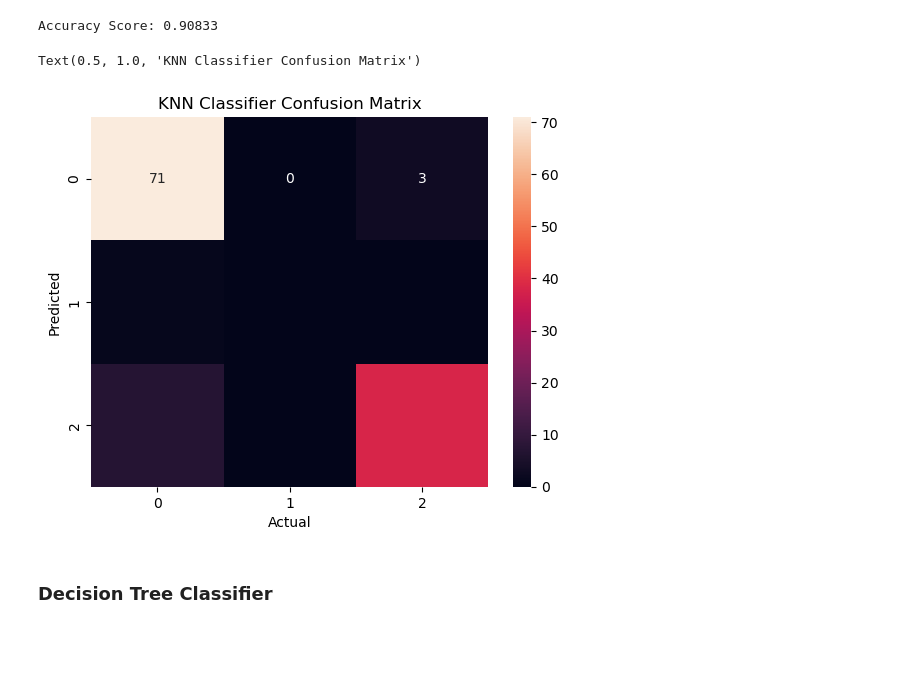
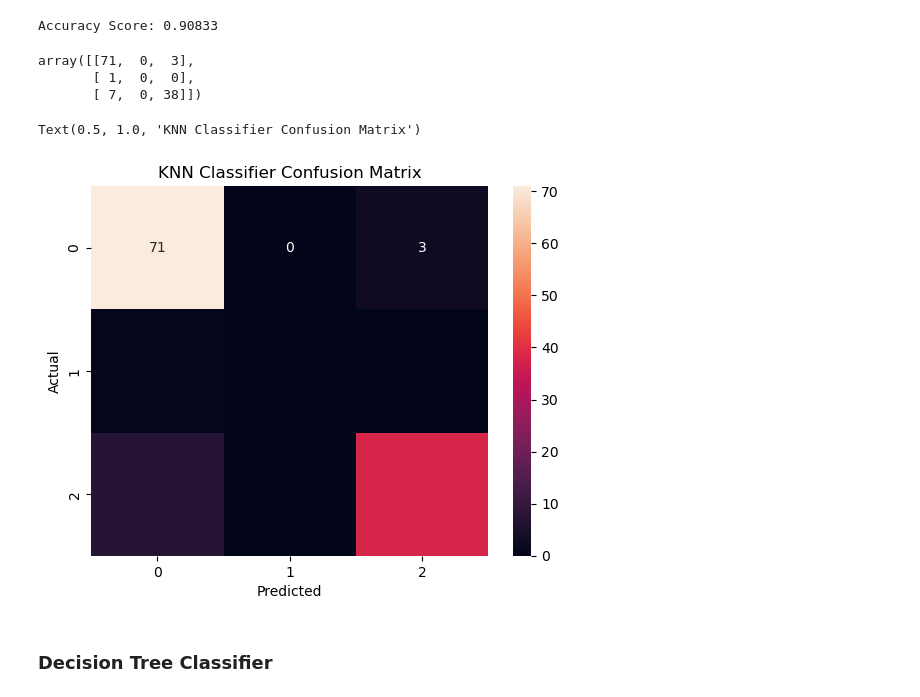
Before and after one commit to rkazim/demo1, a Jupyter notebook: assignment6.ipynb, the cells around one changed output. Drawn from its saved outputs; the diff is of its cells as text; code cells hidden in the pictures; blank space fills up the shorter version.

```diff
--- a/assignment6.ipynb
+++ b/assignment6.ipynb
@@ -210,14 +245,20 @@ prediction1 = knn.predict(X_test)
 print("Accuracy Score:", round(metrics.accuracy_score(y_test, prediction1),5))
 # %% [output]
 Accuracy Score: 0.90833
+# %%
+confusion_matrix(y_test, prediction1)
+# %% [output]
+array([[71,  0,  3],
+       [ 1,  0,  0],
+       [ 7,  0, 38]])
 # %%
 sns.heatmap(confusion_matrix(y_test, prediction1), annot=True)
-plt.xlabel('Actual')
-plt.ylabel('Predicted')
+plt.xlabel('Predicted')
+plt.ylabel('Actual')
 plt.title("KNN Classifier Confusion Matrix")
 # %% [output]
 Text(0.5, 1.0, 'KNN Classifier Confusion Matrix')
-[figure, old version]
+[figure, new version]
 # %% [markdown]
 ### Decision Tree Classifier
 # %%
```
Also changed, not shown: parts of 13 cells of this notebook.
